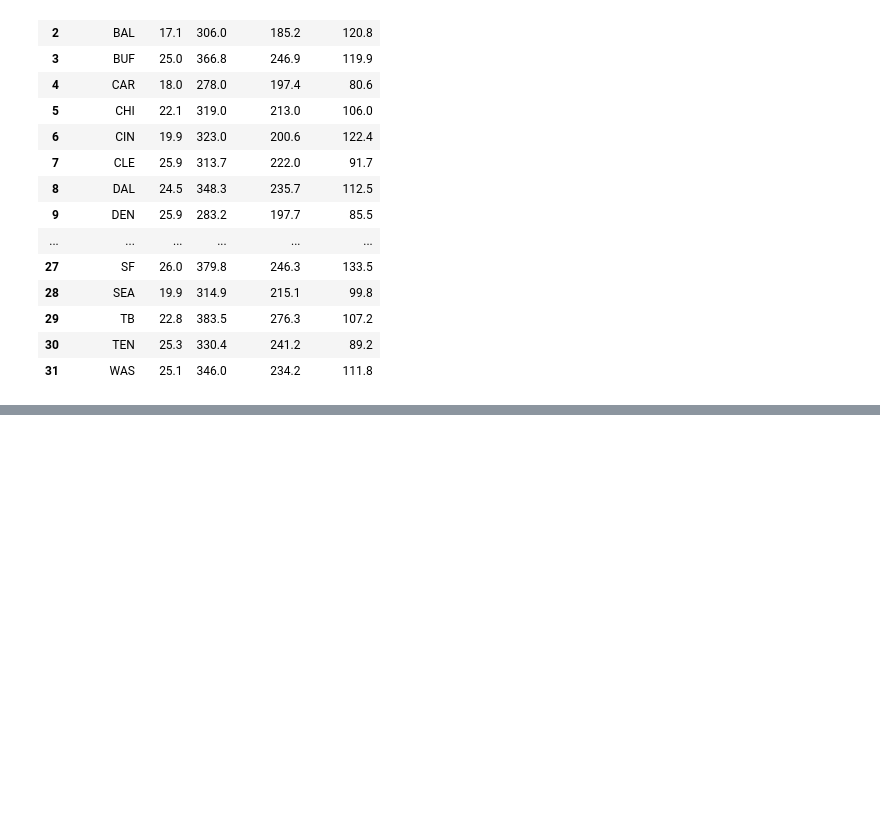
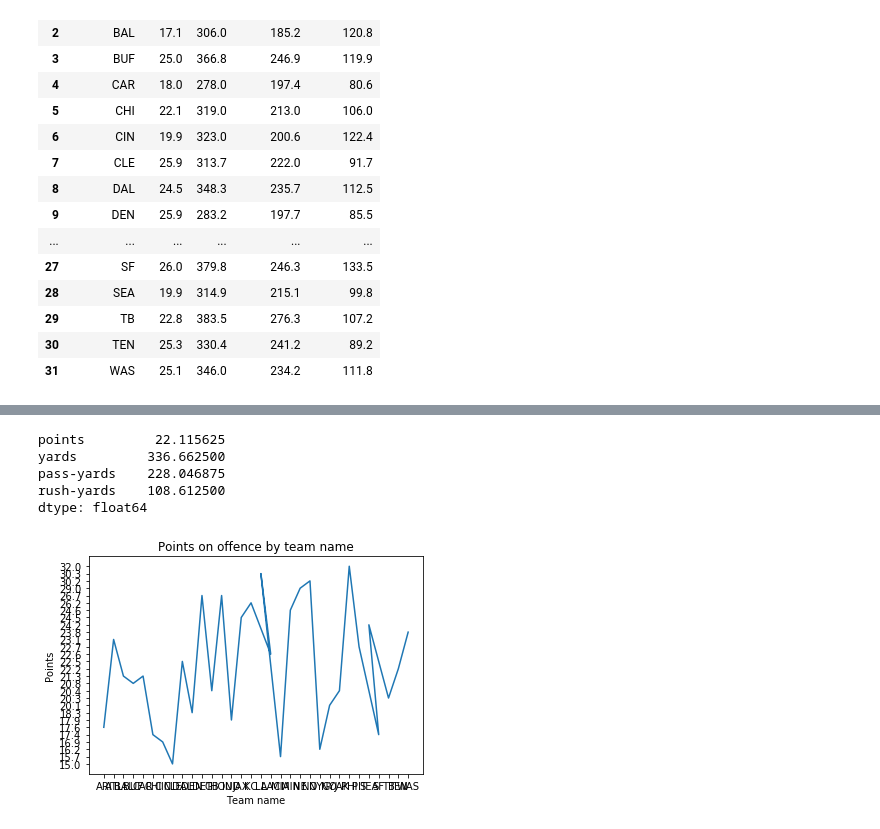
Before and after one commit to AndreiUngur/FootballAnalysis, a Jupyter notebook: Tests.ipynb, the cells around one changed output, grey strips where cells are left out. Drawn from its saved outputs; the diff is of its cells as text; code cells hidden in the pictures; blank space fills up the shorter version.

```diff
--- a/Tests.ipynb
+++ b/Tests.ipynb
@@ -154,0 +218,19 @@ df.head()
+# %%
+df3.mean()
+# %% [output]
+points         22.115625
+yards         336.662500
+pass-yards    228.046875
+rush-yards    108.612500
+dtype: float64
+# %%
+import matplotlib.pylab as plt
+
+plt.plot(df2['team-name'], df2['points'])
+plt.xlabel('Team name')
+plt.ylabel('Points')
+plt.title('Points on offence by team name')
+
+plt.show()
+# %% [output]
+[figure, added]
```
Also changed, not shown: parts of 15 cells of this notebook.
